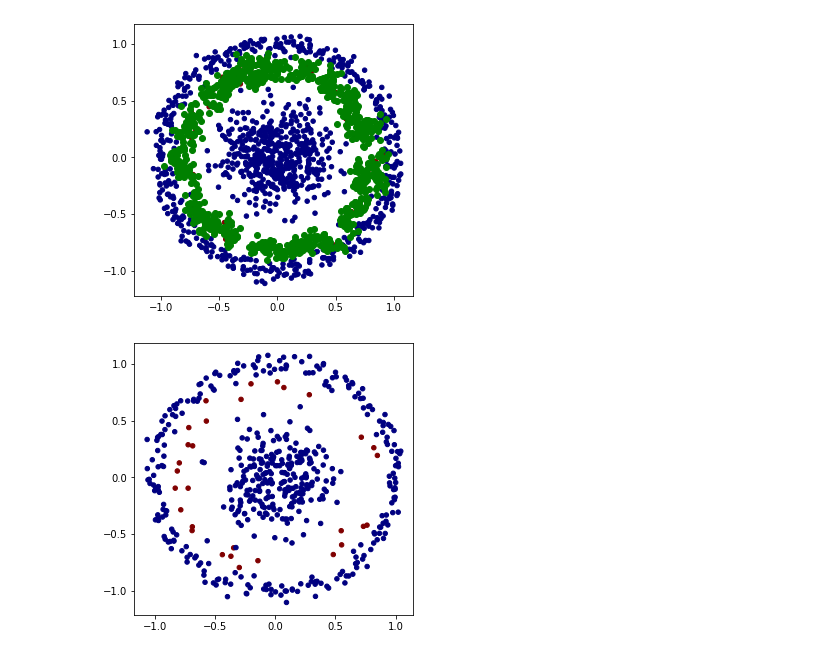
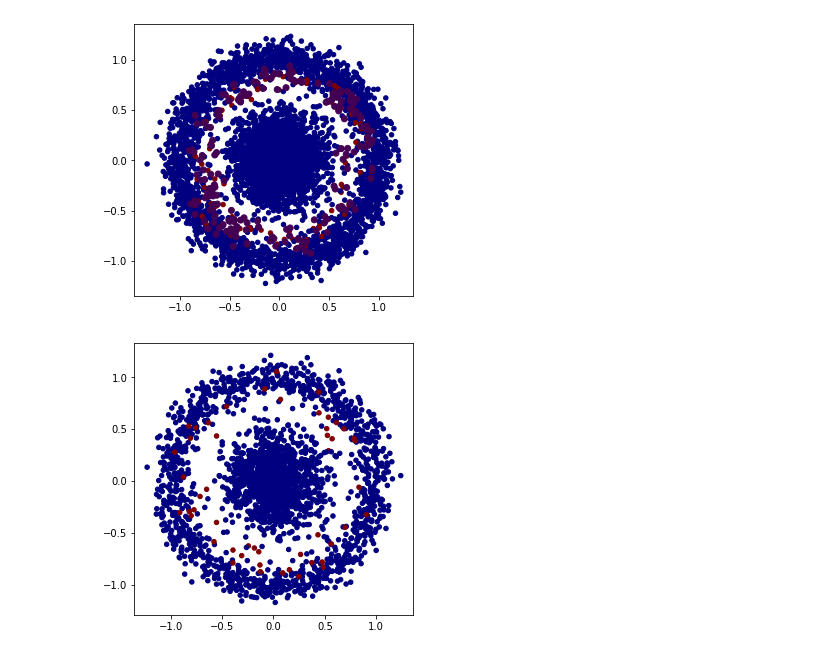
Before and after one commit to broniyasinnik/deep-tabular-imbalance, a Jupyter notebook: notebooks/classification_toy.ipynb, the cells around one changed output. Saved outputs shown, nothing was run; the diff lists cells and outputs as text; code cells hidden in the pictures.

```diff
--- a/notebooks/classification_toy.ipynb
+++ b/notebooks/classification_toy.ipynb
@@ -22,20 +22,40 @@ import matplotlib.pyplot as plt
 %autoreload 2
 # %%
 torch.random.manual_seed(42)
-dataset_train = CirclesDataSet(noise=0.05,majority_samples=1000, minority_samples=100,
-                               noisy_minority_samples =900,
-                               noisy_majority_samples=0,
+
+
+hparams = {"train":
+               {"majority_samples": 5000,
+                "minority_samples": 100,
+                "noisy_minority_samples": 200,
+                "noisy_majority_samples": 0,
+                },
+           "valid": {"majority_samples": 2500,
+                     "minority_samples": 50,
+                     },
+           "ir": 50,
+           "noise": 0.09,
+           "model_lr": 0.0001,
+           "lr_z": 1,
+           "lr_meta": 0.001
+           }
+
+dataset_train = CirclesDataSet(noise=hparams["noise"],
+                               majority_samples=hparams["train"]["majority_samples"],
+                               minority_samples=hparams["train"]["minority_samples"],
+                               noisy_majority_samples=hparams["train"]["noisy_majority_samples"],
+                               noisy_minority_samples=hparams["train"]["noisy_minority_samples"],
                                transform=ToTensor(), target_transform=ToTensor())
-dataset_valid = CirclesDataSet(train=False, noise=0.05, majority_samples=500,
-                               minority_samples=30, transform=ToTensor(), target_transform=ToTensor())
 
-model = Net()
-checkpoint = utils.load_checkpoint(path="../experiments/logs/circles/imbalance/checkpoints/last.pth")
-utils.unpack_checkpoint(checkpoint=checkpoint, model=model)
+dataset_valid = CirclesDataSet(train=False, noise=hparams["noise"],
+                               majority_samples=hparams["valid"]["majority_samples"],
+                               minority_samples=hparams["valid"]["minority_samples"],
+                               transform=ToTensor(),
+                               target_transform=ToTensor())
 # %%
 fig_train = visualize_dataset(dataset_train)
-plt.scatter(dataset_train.synthetic_data[:,0], dataset_train.synthetic_data[:,1], c='g')
+plt.scatter(dataset_train.synthetic_data[:,0], dataset_train.synthetic_data[:,1], c=dataset_train.synthetic_target)
 fig_test = visualize_dataset(dataset_valid)
 # %% [output]
-[figure, old version]
+[figure, new version]
-[figure, old version]
+[figure, new version]
```
Also changed, not shown: parts of 2 cells of this notebook, 4 other files.
